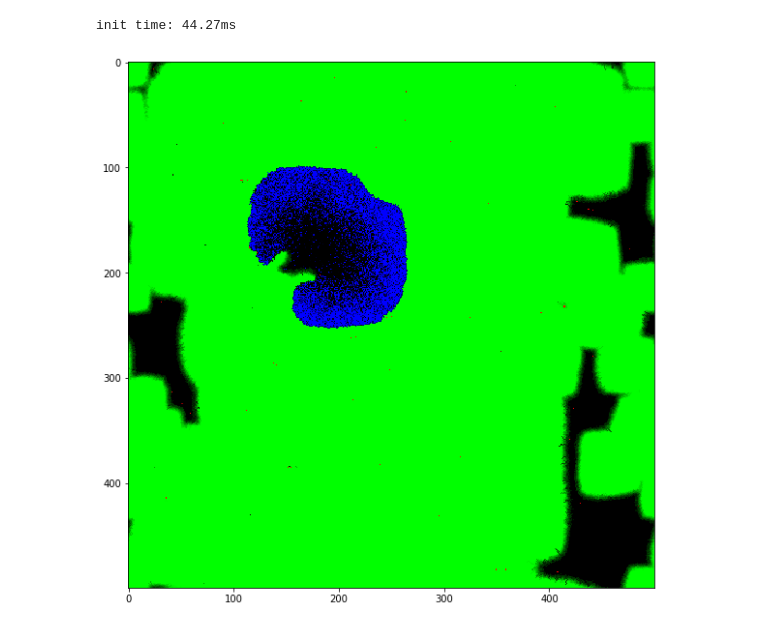
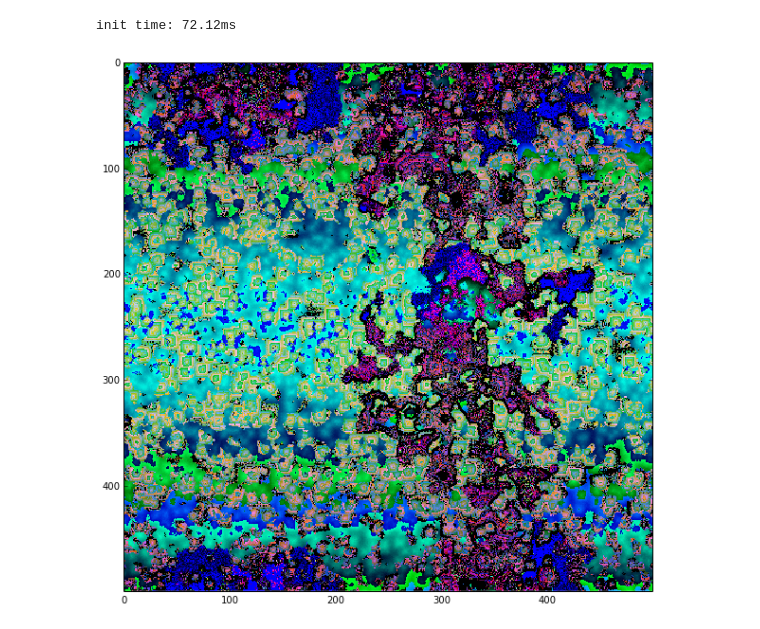
Before and after one commit to salasgar/Ecosystems, a Jupyter notebook: pruebas_cpp/ecosystems_analysis.ipynb, the cells around one changed output. Drawn from its saved outputs; the diff is of its cells as text; code cells hidden in the pictures.

```diff
--- a/pruebas_cpp/ecosystems_analysis.ipynb
+++ b/pruebas_cpp/ecosystems_analysis.ipynb
@@ -13,51 +26,74 @@ import copy
 start = time.time()
 e = eco.Ecosystem()
 e.initialize()
-e.create_new_organisms(eco.OrganismType.PLANT_A, 500);
-e.create_new_organisms(eco.OrganismType.PLANT_B, 0);
-e.create_new_organisms(eco.OrganismType.HERBIVORE, 5000);
-e.create_new_organisms(eco.OrganismType.CARNIVORE, 500);
+e.create_new_organisms(eco.OrganismType.PLANT_A, 2000);
+e.create_new_organisms(eco.OrganismType.PLANT_B, 2000);
+e.create_new_organisms(eco.OrganismType.HERBIVORE, 200);
+#e.create_new_organisms(eco.OrganismType.CARNIVORE, 200);
 print("init time: {:.2f}ms".format(1000 * (time.time() - start)))
 # %% [output]
-init time: 44.27ms
+init time: 72.12ms
 # %%
-num_iters = 10000
+num_iters = 1000000
 num_organisms = []
-periodic_plot = 1
+periodic_plot = 5
 import tqdm
+e.create_new_organisms(eco.OrganismType.PLANT_A, 100);
+e.create_new_organisms(eco.OrganismType.PLANT_B, 100);
+e.create_new_organisms(eco.OrganismType.HERBIVORE, 10);
+e.create_new_organisms(eco.OrganismType.CARNIVORE, 10);
+
 for i in tqdm.tqdm(range(num_iters)):
     start = time.time()
     try:
         e.evolve()
     except KeyboardInterrupt:
         break
     num_organisms.append(e.get_num_organisms())
+    #e.create_new_organisms(eco.OrganismType.HERBIVORE, 10);
     if i % periodic_plot == 0:
-        m_a = np.array(eco.Matrix(e,
+        e.create_new_organisms(eco.OrganismType.HERBIVORE, 1);
+        e.create_new_organisms(eco.OrganismType.CARNIVORE, 1);
+        e.create_new_organisms(eco.OrganismType.PLANT_B, 1);
+        e.create_new_organisms(eco.OrganismType.PLANT_A, 1);
+        #e.keep_number_of_organisms_above(eco.OrganismType.PLANT_A, 10)
+        #e.keep_number_of_organisms_above(eco.OrganismType.PLANT_B, 10)
+        #e.keep_number_of_organisms_above(eco.OrganismType.HERBIVORE, 10)
+        #e.keep_number_of_organisms_above(eco.OrganismType.CARNIVORE, 10)
+        m_aa = np.array(eco.Matrix(e,
                                   eco.OrganismAttribute.ENERGY_RESERVE,
                                   eco.OrganismType.PLANT_A),
+                     copy=False) * 10.0
+        m_ab = np.array(eco.Matrix(e,
+                                  eco.OrganismAttribute.ENERGY_RESERVE,
+                                  eco.OrganismType.PLANT_B),
                      copy=False)
+        m_a = m_aa + m_ab
         m_b = np.array(eco.Matrix(e,
                                   eco.OrganismAttribute.ENERGY_RESERVE,
                                   eco.OrganismType.HERBIVORE),
                      copy=False)
         m_c = np.array(eco.Matrix(e,
                                   eco.OrganismAttribute.ENERGY_RESERVE,
                                   eco.OrganismType.CARNIVORE),
                      copy=False)
+        m_c += m_ab
+        m_b += m_c + m_aa * 0.01
+        #m_b += m_ab
         image = np.zeros((m_a.shape[0], m_a.shape[1], 3))
-        image[:, :, 0] = m_c / 1000.0  # r
-        image[:, :, 1] = m_a / 1000.0  # g
-        image[:, :, 2] = m_b / 1000.0  # b
+        image[:, :, 0] = m_c.T / 1500.0  # r
+        image[:, :, 1] = m_a.T / 35000.0  # g
+        image[:, :, 2] = m_b.T / 600.0  # b
+        plt.figure(figsize=(10, 10))
+        plt.imshow(image[:, :, :], interpolation='None', vmin=0.0, vmax=1.0)
+        #if i % (10 * periodic_plot) == 0:
+        #    plt.figure()
+        #    plt.plot(num_organisms, 'b')
+        #    plt.grid()
+        #    plt.xlabel('Cycle')
+        #    plt.ylabel('Num organisms')
+        #    plt.show()
         clear_output(wait=True)
-        plt.figure(figsize=(10, 10))
-        plt.imshow(image, interpolation='None')
         plt.show()
-        #plt.figure()
-        #plt.plot(num_organisms, 'b')
-        #plt.grid()
-        #plt.xlabel('Cycle')
-        #plt.ylabel('Num organisms')
-        #plt.show()
 # %% [output]
-[figure, old version]
+[figure, new version]
```
Also changed, not shown: parts of 3 cells of this notebook, 4 other files.
